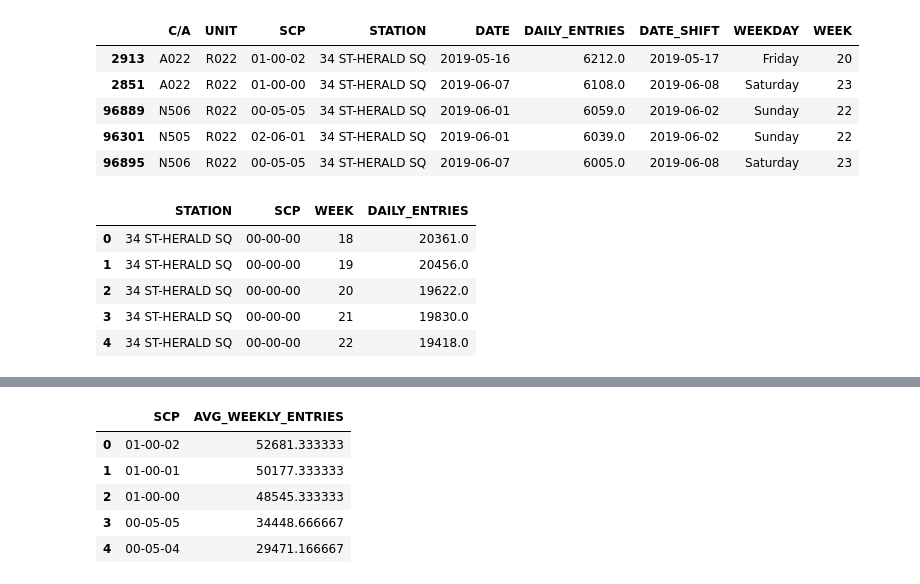
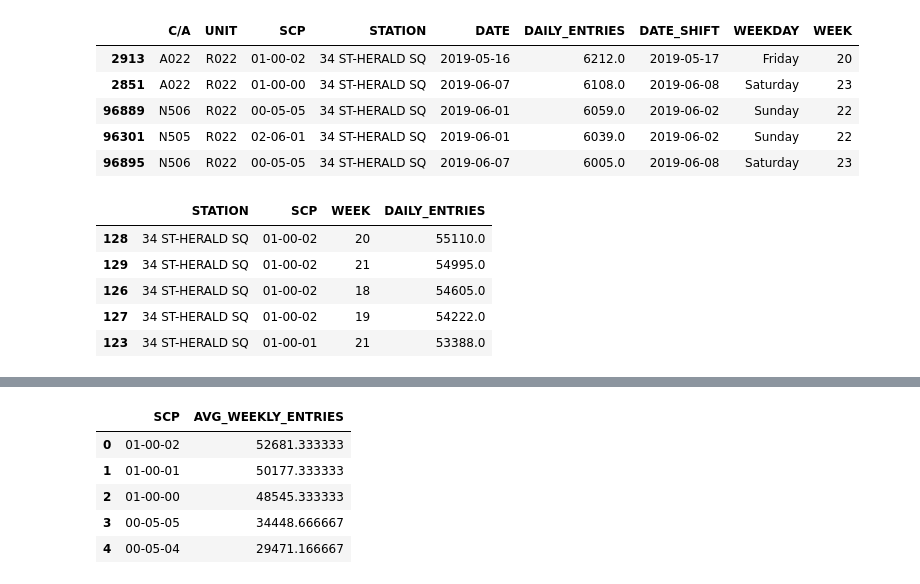
Before and after one commit to jlmartin100/Metis_Projects, a Jupyter notebook: Project_1/Copy1 Project_1_ECM.ipynb, the cells around one changed output, grey strips where cells are left out. Cells and saved outputs as stored; diff of their text form; code cells hidden in the pictures.

```diff
--- a/Project_1/Copy1 Project_1_ECM.ipynb
+++ b/Project_1/Copy1 Project_1_ECM.ipynb
@@ -267,12 +358,14 @@ ts_df_34HERALD.head()
 | 96301 | N505 | R022 | 02-06-01 | 34 ST-HERALD SQ | 2019-06-01 | 6039.0 | 2019-06-02 | Sunday | 22 |
 | 96895 | N506 | R022 | 00-05-05 | 34 ST-HERALD SQ | 2019-06-07 | 6005.0 | 2019-06-08 | Saturday | 23 |
 # %%
-ts_df_34HERALD_wkmean = ts_df_34HERALD.groupby(['STATION', 'SCP', 'WEEK']).agg('sum').reset_index()
-ts_df_34HERALD_wkmean.head()
+# step 2 - create weekly totals per turnstile
+# old figures
+# ts_df_34HERALD_wkmean = ts_df_34HERALD.groupby(['STATION', 'SCP', 'WEEK']).agg('sum').reset_index().sort_values(by='DAILY_ENTRIES', ascending=False)
+# ts_df_34HERALD_wkmean.head()
 # %% [output]
 |  | STATION | SCP | WEEK | DAILY_ENTRIES |
-| 0 | 34 ST-HERALD SQ | 00-00-00 | 18 | 20361.0 |
-| 1 | 34 ST-HERALD SQ | 00-00-00 | 19 | 20456.0 |
-| 2 | 34 ST-HERALD SQ | 00-00-00 | 20 | 19622.0 |
-| 3 | 34 ST-HERALD SQ | 00-00-00 | 21 | 19830.0 |
-| 4 | 34 ST-HERALD SQ | 00-00-00 | 22 | 19418.0 |
+| 128 | 34 ST-HERALD SQ | 01-00-02 | 20 | 55110.0 |
+| 129 | 34 ST-HERALD SQ | 01-00-02 | 21 | 54995.0 |
+| 126 | 34 ST-HERALD SQ | 01-00-02 | 18 | 54605.0 |
+| 127 | 34 ST-HERALD SQ | 01-00-02 | 19 | 54222.0 |
+| 123 | 34 ST-HERALD SQ | 01-00-01 | 21 | 53388.0 |
```
Also changed, not shown: parts of 20 cells of this notebook.
